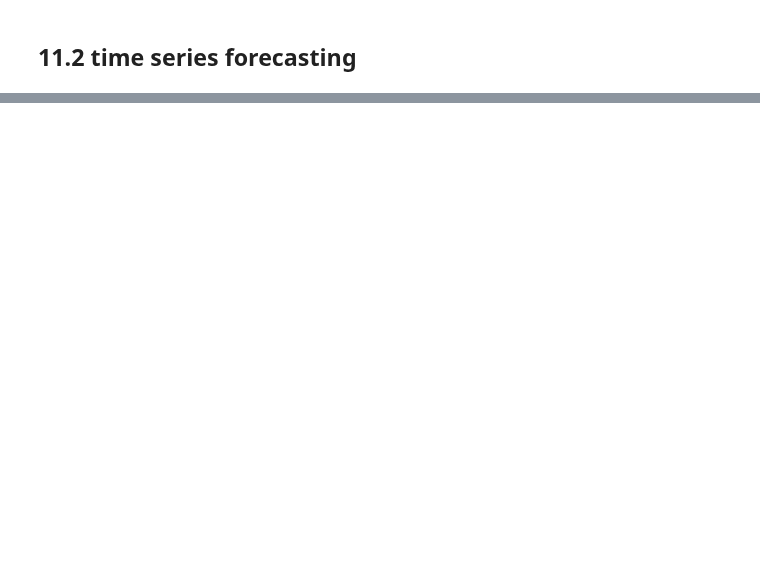
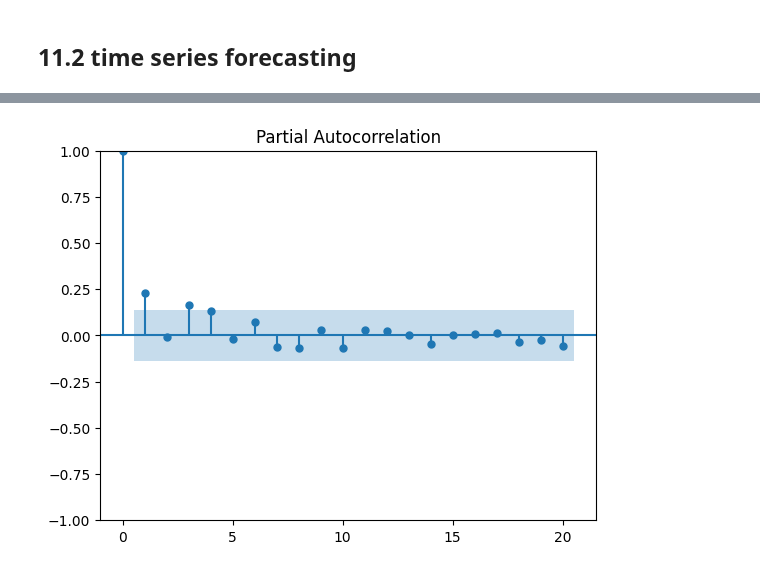
Before and after one commit to junting-huang/data_storytelling, a Jupyter notebook: case_11_time.ipynb, the cells around one changed output, grey strips where cells are left out. Cells and saved outputs as stored; diff of their text form; code cells hidden in the pictures; blank space fills up the shorter version.

```diff
--- a/case_11_time.ipynb
+++ b/case_11_time.ipynb
@@ -45,0 +195,4 @@ In the following code, we create a function *plot_sentiment_arc* that reads a te
+# %%
+plot_pacf(df, lags=20)
+# %% [output]
+[figure, added]
```
Also changed, not shown: parts of 38 cells of this notebook, 2 other files.
